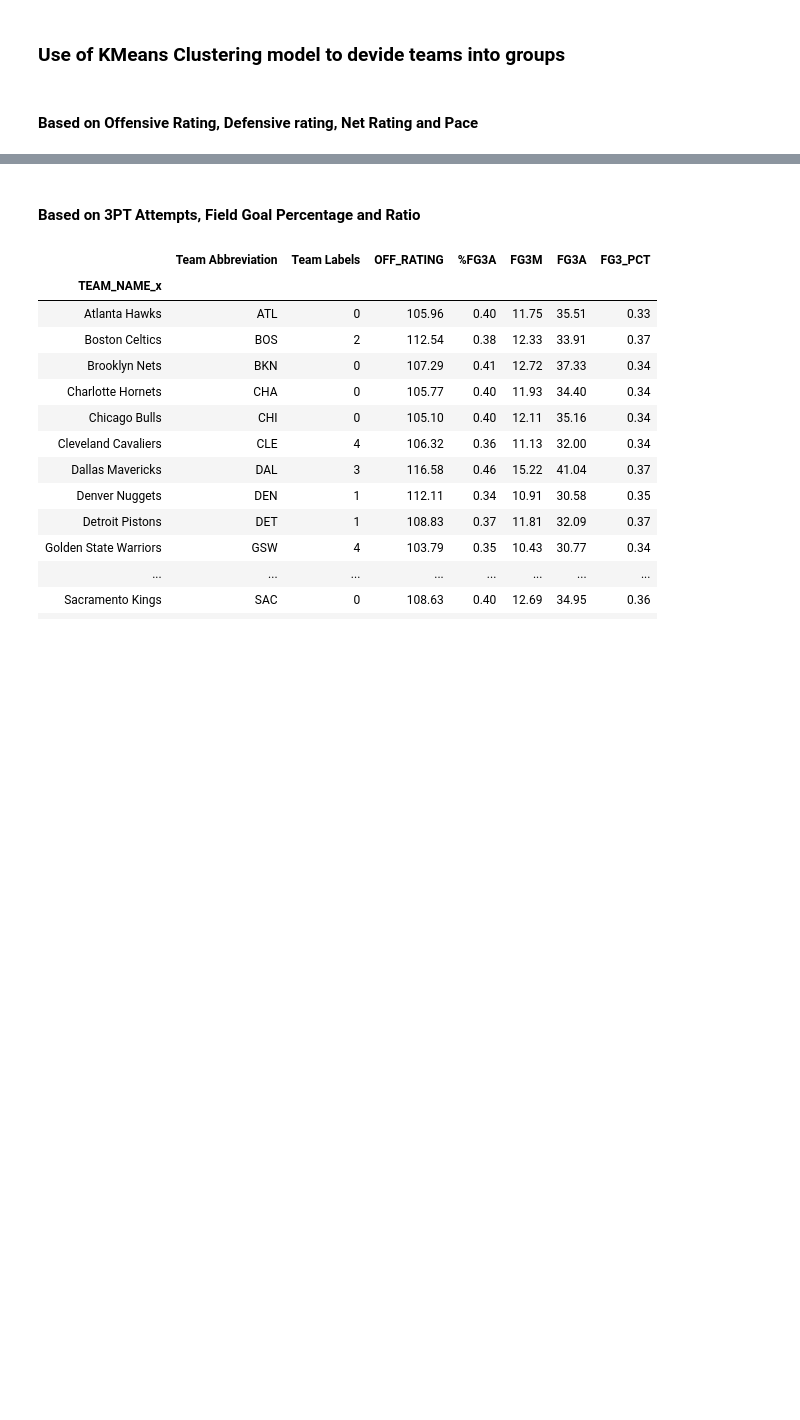
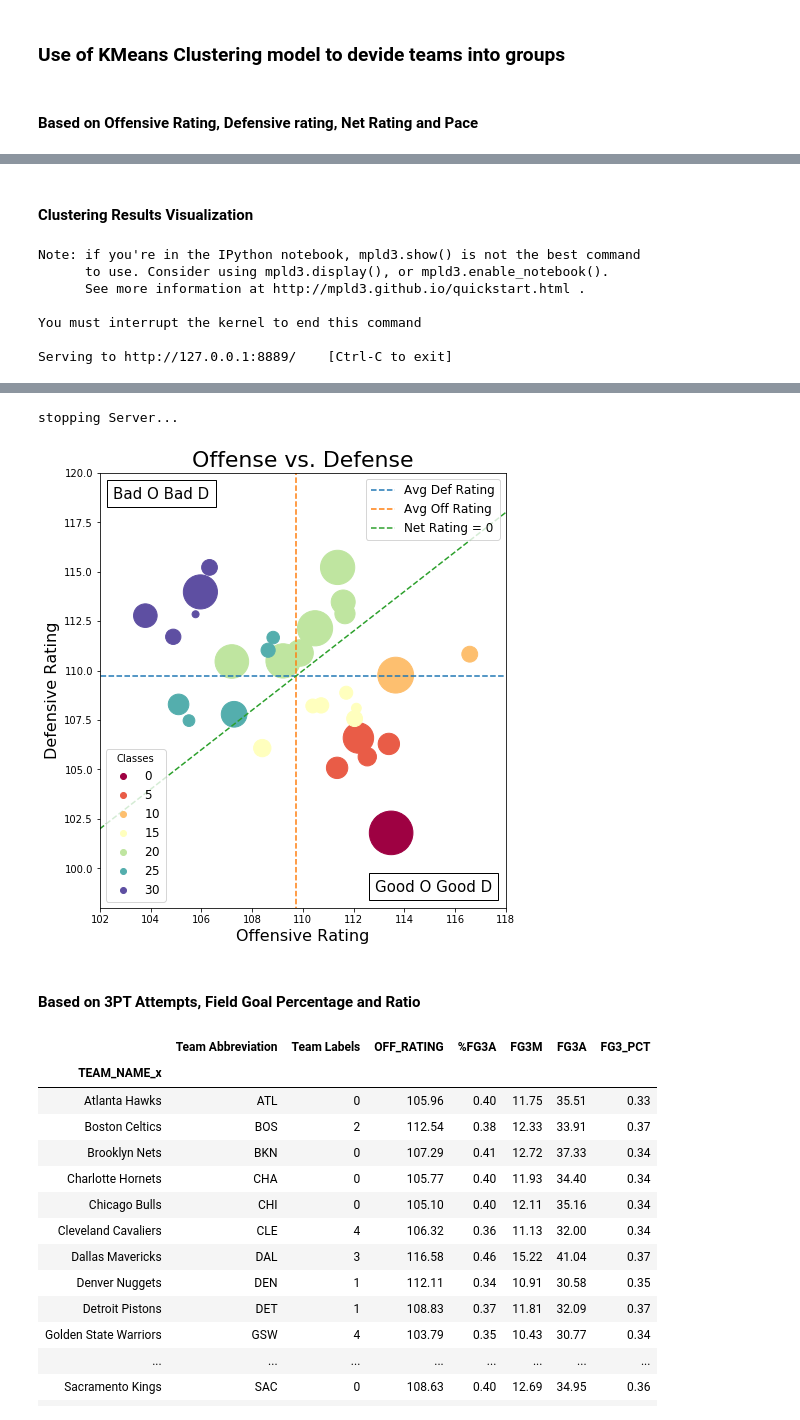
Before and after one commit to MaxYichenWang/Coursera_Capstone, a Jupyter notebook: Analysis and Visualization.ipynb, the cells around one changed output, grey strips where cells are left out. Saved outputs shown, nothing was run; the diff lists cells and outputs as text; code cells hidden in the pictures; blank space fills up the shorter version.

```diff
--- a/Analysis and Visualization.ipynb
+++ b/Analysis and Visualization.ipynb
@@ -76,0 +123,63 @@ test_off_def.insert(0, 'Team Labels', kmeans.labels_)
+# %% [markdown]
+#### Clustering Results Visualization
+# %%
+# New figure
+fig1 = plt.figure(figsize=(16,8))
+
+# Offense vs. Defense Plot
+ax1 = fig1.add_subplot(121)
+
+# Set marker size as Pace
+markersize = (test['PACE']-93)**3
+
+# Scatter plot Defensive_Rating vs. Offensive_Rating
+scatter1 = ax1.scatter(test_off_def['OFF_RATING'], test_off_def['DEF_RATING'], \
+                      c=test_off_def['Team Labels']*5,cmap='Spectral', s=markersize, alpha=1)
+
+# Draw average rating and net rating line
+ax1.plot(np.linspace(0,200,num=2), def_rating_mean, linestyle='dashed', label='Avg Def Rating')
+ax1.plot(off_rating_mean, np.linspace(0,200,num=2), linestyle='dashed', label='Avg Off Rating')
+ax1.plot(np.linspace(0,200,num=2),np.linspace(0,200,num=2), linestyle='dashed', label='Net Rating = 0')
+
+# Set axis range and label
+ax1.set_ylim(98,120)
+ax1.set_xlim(102,118)
+ax1.set_xlabel('Offensive Rating', fontsize='16')
+ax1.set_ylabel('Defensive Rating', fontsize='16')
+ax1.set_title('Offense vs. Defense', fontsize='22')
+
+# produce a legend with the unique colors from the scatter
+legend1 = ax1.legend(*scatter1.legend_elements(), loc="lower left", title="Classes", fontsize='12')
+ax1.add_artist(legend1)
+
+# produce a legend with line plot
+legend2 = ax1.legend(loc='upper right', fontsize='12')
+
+# add annotations of bad/good o/f
+at1 = AnchoredText("Bad O Bad D",prop=dict(size=15), loc='upper left')
+at2 = AnchoredText("Good O Good D",prop=dict(size=15), loc='lower right')
+ax1.add_artist(at1)
+ax1.add_artist(at2)
+
+# plt.show()
+
+# Set labels as Team_Name and Net_Rating for mpld3
+label1 = test_off_def.index.tolist()
+label2 = test_off_def.NET_RATING.tolist()
+labels = []
+for i in list(range(len(label1))):
+    labels.append(label1[i]+','+str(label2[i]))
+# set picks
+tooltip = mpld3.plugins.PointLabelTooltip(scatter1, labels=labels)
+mpld3.plugins.connect(fig1, tooltip)
+
+mpld3.show()
+plt.show()
+# %% [output]
+Note: if you're in the IPython notebook, mpld3.show() is not the best command
+      to use. Consider using mpld3.display(), or mpld3.enable_notebook().
+      See more information at http://mpld3.github.io/quickstart.html .
+
+You must interrupt the kernel to end this command
+
+Serving to http://127.0.0.1:8889/    [Ctrl-C to exit]
@@ -77,3 +189,5 @@ test_off_def.insert(0, 'Team Labels', kmeans.labels_)
+stopping Server...
+[figure, added]
 # %% [markdown]
 #### Based on 3PT Attempts, Field Goal Percentage and Ratio
 # %%
```
Also changed, not shown: parts of 18 cells of this notebook.
